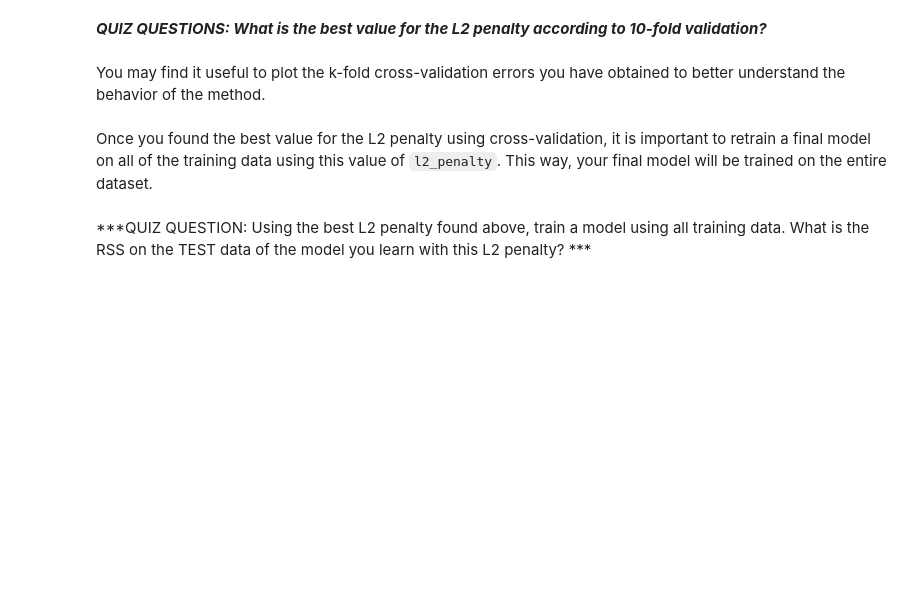
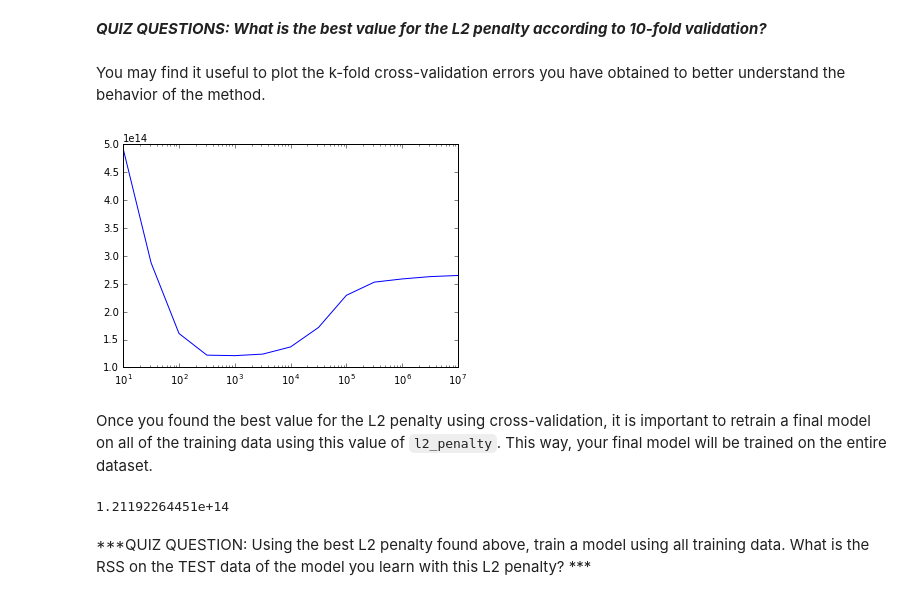
Before and after one commit to bithu30/myRepo, a Jupyter notebook: Notebooks/Coursera/ml-mooc/week-4-ridge-regression-assignment-1-blank.ipynb, the cells around one changed output. Cells and saved outputs as stored; diff of their text form; code cells hidden in the pictures; blank space fills up the shorter version.

```diff
--- a/Notebooks/Coursera/ml-mooc/week-4-ridge-regression-assignment-1-blank.ipynb
+++ b/Notebooks/Coursera/ml-mooc/week-4-ridge-regression-assignment-1-blank.ipynb
@@ -158,3 +437,27 @@ def k_fold_cross_validation(k, l2_penalty, data, output_name, features_list):
+# %%
+def k_fold_cross_validation(k, l2_penalty, data, output_name, features_list):
+    n = len(data)
+    total_mse=0
+    for i in range(0,k):
+        start = (n*i)/k
+        end = (n*(i+1))/k-1
+        validation_set=data[start:end+1]
+
+        train_start = data[0:start]
+        train_end = data[end+1:n]
+        training_set = train_start.append(train_end)
+
+        model=graphlab.linear_regression.create(training_set, target = output_name,
+                                                features = features_list, l2_penalty=l2_penalty,
+                                                validation_set = None , verbose = False)
+        outcome = model.predict(validation_set)
+
+        residuals = outcome - validation_set[output_name]
+        mse = sum(residuals * residuals)
+
+        total_mse += mse
+
+    return total_mse/k
 # %% [markdown]
 Once we have a function to compute the average validation error for a model, we can write a loop to find the model that minimizes the average validation error. Write a loop that does the following:
 * We will again be aiming to fit a 15th-order polynomial model using the `sqft_living` input
@@ -163,3 +466,19 @@ Once we have a function to compute the average validation error for a model, we
 * Report which L2 penalty produced the lowest average validation error.
 
 Note: since the degree of the polynomial is now fixed to 15, to make things faster, you should generate polynomial features in advance and re-use them throughout the loop. Make sure to use `train_valid_shuffled` when generating polynomial features!
+# %%
+import numpy as np
+final_poly_data = polynomial_sframe(train_valid_shuffled['sqft_living'], 15)
+final_features = final_poly_data.column_names()
+final_poly_data['price'] = train_valid_shuffled['price']
+
+errors = []
+penalty = []
+
+for l2_penalty in np.logspace(1, 7, num=13):
+    average_error = k_fold_cross_validation(10, l2_penalty, final_poly_data, 'price', final_features)
+    penalty.append(l2_penalty)
+    errors.append(average_error)
+
+print errors.index(min(errors))
+print penalty[errors.index(min(errors))]
@@ -170,7 +492,17 @@ You may find it useful to plot the k-fold cross-validation errors you have obtai
 # %%
 # Plot the l2_penalty values in the x axis and the cross-validation error in the y axis.
 # Using plt.xscale('log') will make your plot more intuitive.
+
+plt.plot(penalty,errors)
+plt.xscale('log')
+# %% [output]
+[figure, added]
 # %% [markdown]
 Once you found the best value for the L2 penalty using cross-validation, it is important to retrain a final model on all of the training data using this value of `l2_penalty`.  This way, your final model will be trained on the entire dataset.
+# %%
+rss = k_fold_cross_validation(10, 1000, final_poly_data, 'price', final_features)
+print rss
+# %% [output]
+1.21192264451e+14
 # %% [markdown]
 ***QUIZ QUESTION: Using the best L2 penalty found above, train a model using all training data. What is the RSS on the TEST data of the model you learn with this L2 penalty? ***
```
Also changed, not shown: parts of 25 cells of this notebook, 17 other files.
